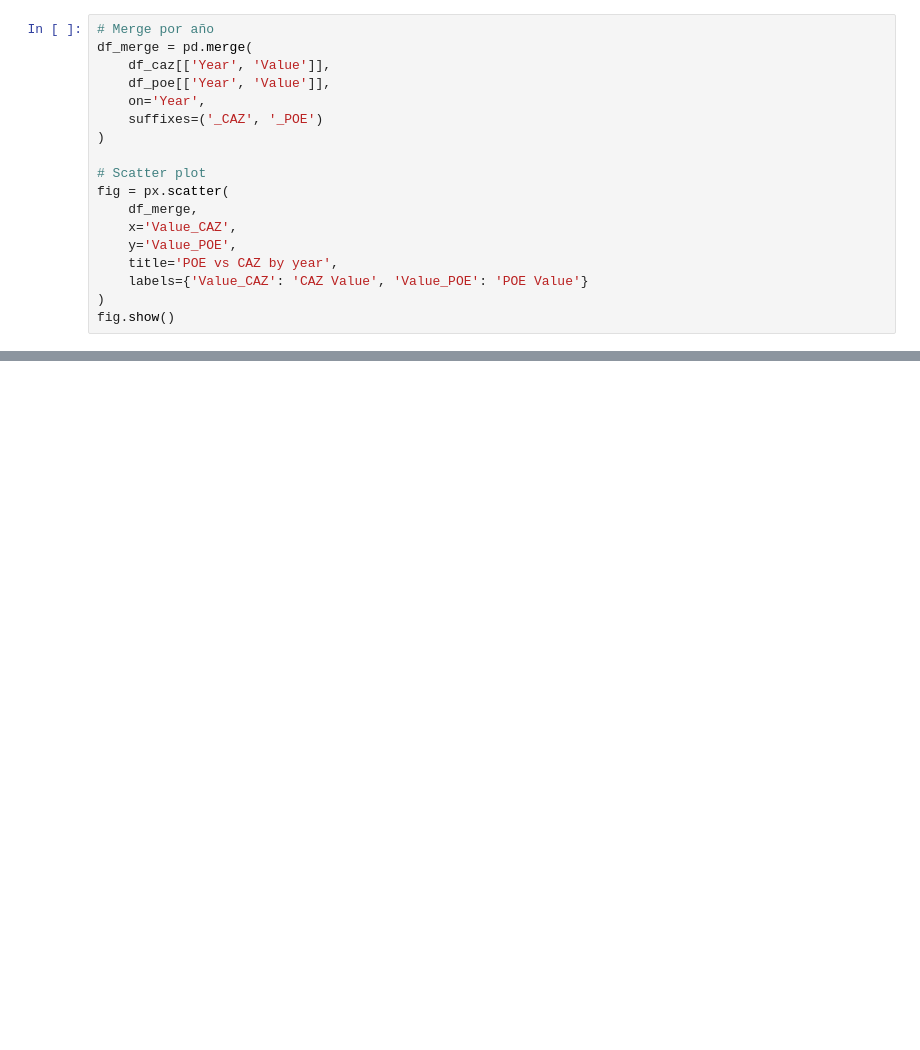
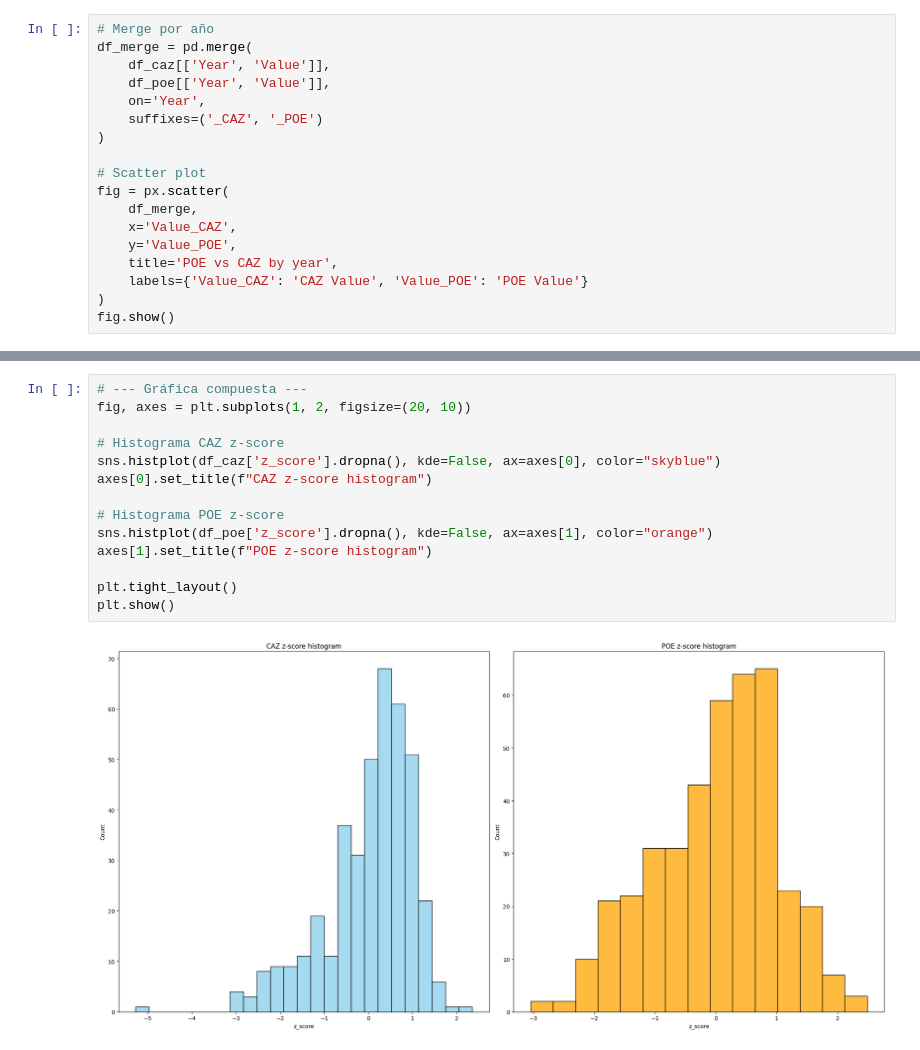
Before and after one commit to Bismont/Tarea1_Alfredo_Debany_Oswaldo, a Jupyter notebook: Testing.ipynb, the cells around one changed output, grey strips where cells are left out. Drawn from its saved outputs; the diff is of its cells as text; blank space fills up the shorter version.

```diff
--- a/Testing.ipynb
+++ b/Testing.ipynb
@@ -256,0 +257,16 @@ plt.show()
+# %%
+# --- Gráfica compuesta ---
+fig, axes = plt.subplots(1, 2, figsize=(20, 10))
+
+# Histograma CAZ z-score
+sns.histplot(df_caz['z_score'].dropna(), kde=False, ax=axes[0], color="skyblue")
+axes[0].set_title(f"CAZ z-score histogram")
+
+# Histograma POE z-score
+sns.histplot(df_poe['z_score'].dropna(), kde=False, ax=axes[1], color="orange")
+axes[1].set_title(f"POE z-score histogram")
+
+plt.tight_layout()
+plt.show()
+# %% [output]
+[figure, added]
```
Also changed, not shown: parts of 1 cell of this notebook.
